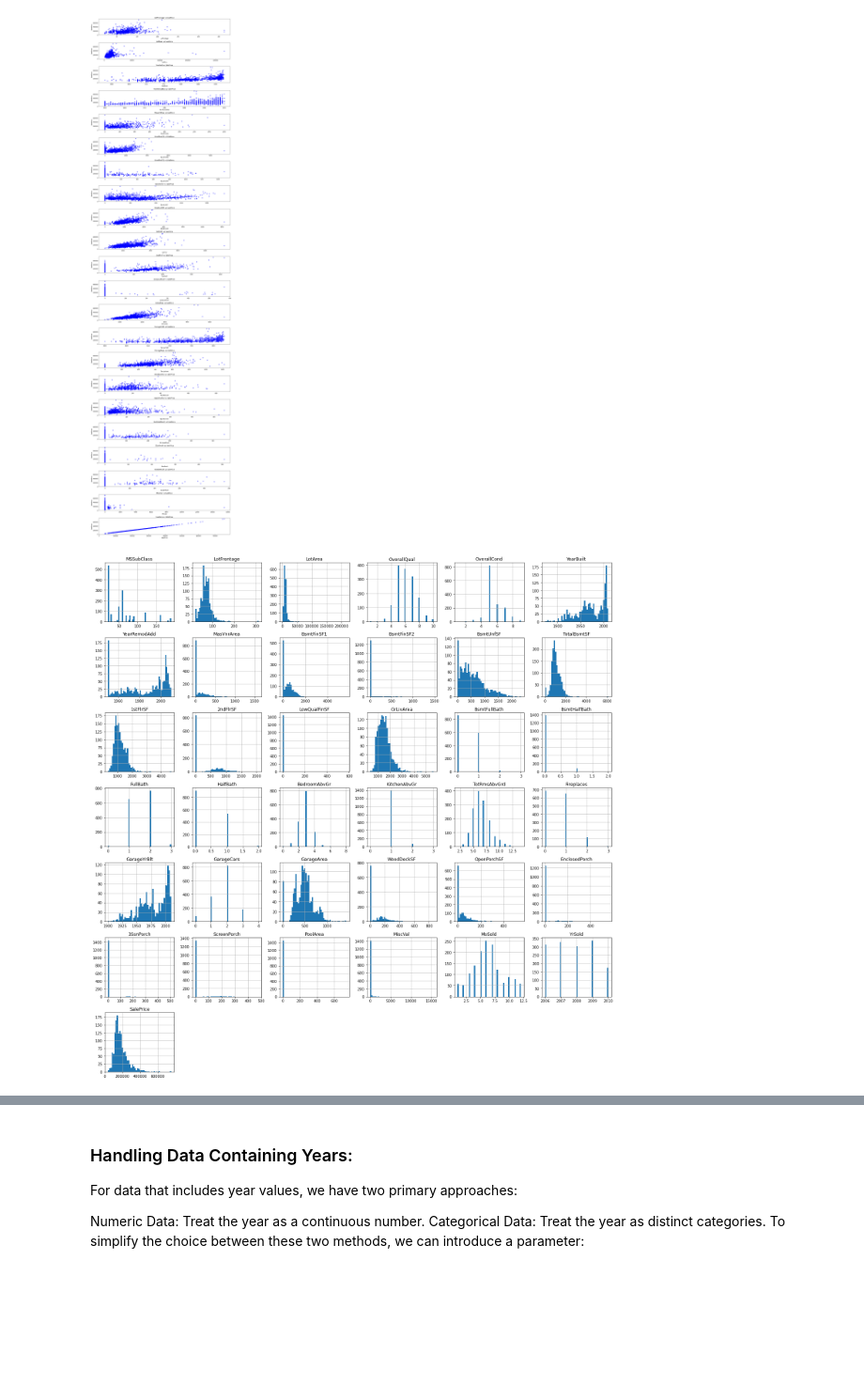
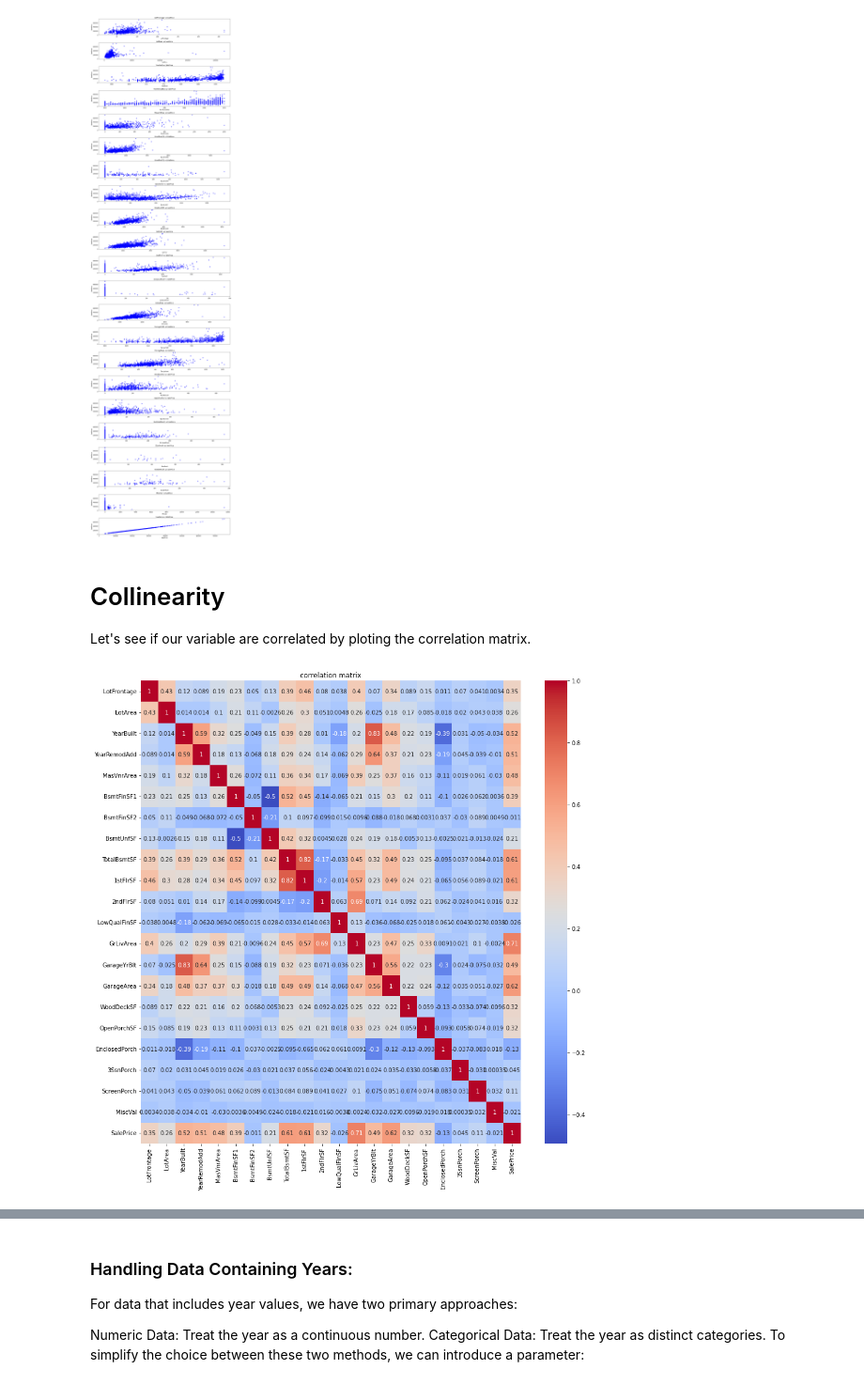
Before and after one commit to rasnarim/KaggleHousePrice, a Jupyter notebook: House Price.ipynb, the cells around one changed output, grey strips where cells are left out. Shown at 94% size. Saved outputs shown, nothing was run; the diff lists cells and outputs as text; code cells hidden in the pictures; blank space fills up the shorter version.

```diff
--- a/House Price.ipynb
+++ b/House Price.ipynb
@@ -77,23 +65,38 @@ true_numeric_columns
 # %% [markdown]
 Finding the columns with outliers:
 # %%
-# Plot the columns with true numeric values against SalePrice
-plt.figure(figsize=(15, 2.5 * len(true_numeric_columns)))
-for i, col in enumerate(true_numeric_columns, 1):
-    plt.subplot(len(true_numeric_columns), 1, i)
-    plt.scatter(df[col], df['SalePrice'], alpha=0.5, color='blue')
-    plt.title(col + " vs SalePrice")
-    plt.ylabel('SalePrice')
-    plt.xlabel(col)
-    plt.tight_layout()
+true_numeric_columns = get_numeric_columns(df)
+numeric_columns = df.select_dtypes(include=['number']).columns.tolist()
+def plot_ves_one(featur, columns_of_interest):
+    # Plot the columns with true numeric values against SalePrice
+    plt.figure(figsize=(15, 2.5 * len(columns_of_interest)))
+    for i, col in enumerate(columns_of_interest, 1):
+        plt.subplot(len(columns_of_interest), 1, i)
+        plt.scatter(df[col], df[featur], alpha=0.5, color='blue')
+        plt.title(col + f" vs {featur}")
+        plt.ylabel(featur)
+        plt.xlabel(col)
+        plt.tight_layout()
 
-plt.show()
+    plt.show()
+featur = 'SalePrice'
+columns_of_interest = true_numeric_columns
+plot_ves_one(featur, columns_of_interest)
 # %% [output]
 [figure]
-# %%
-# Plot histograms for the numeric columns
-df[numeric_columns].hist(figsize=(20, 20), bins=50)
-plt.tight_layout()
-plt.show()
-# %% [output]
-[figure, removed]
+# %% [markdown]
+# Collinearity
+
+Let's see if our variable are correlated by ploting the correlation matrix.
+# %%
+def plot_corr_matrix(df):
+    true_numeric_columns = get_numeric_columns(df)
+    corr_matrix = df[true_numeric_columns].corr()
+    plt.figure(figsize=(15,15))
+    sns.heatmap(corr_matrix, annot=True, cmap='coolwarm', xticklabels=true_numeric_columns, yticklabels=true_numeric_columns)
+
+    plt.title('correlation matrix')
+    plt.show()
+plot_corr_matrix(df)
+# %% [output]
+[figure, added]
```
Also changed, not shown: parts of 70 cells of this notebook.
